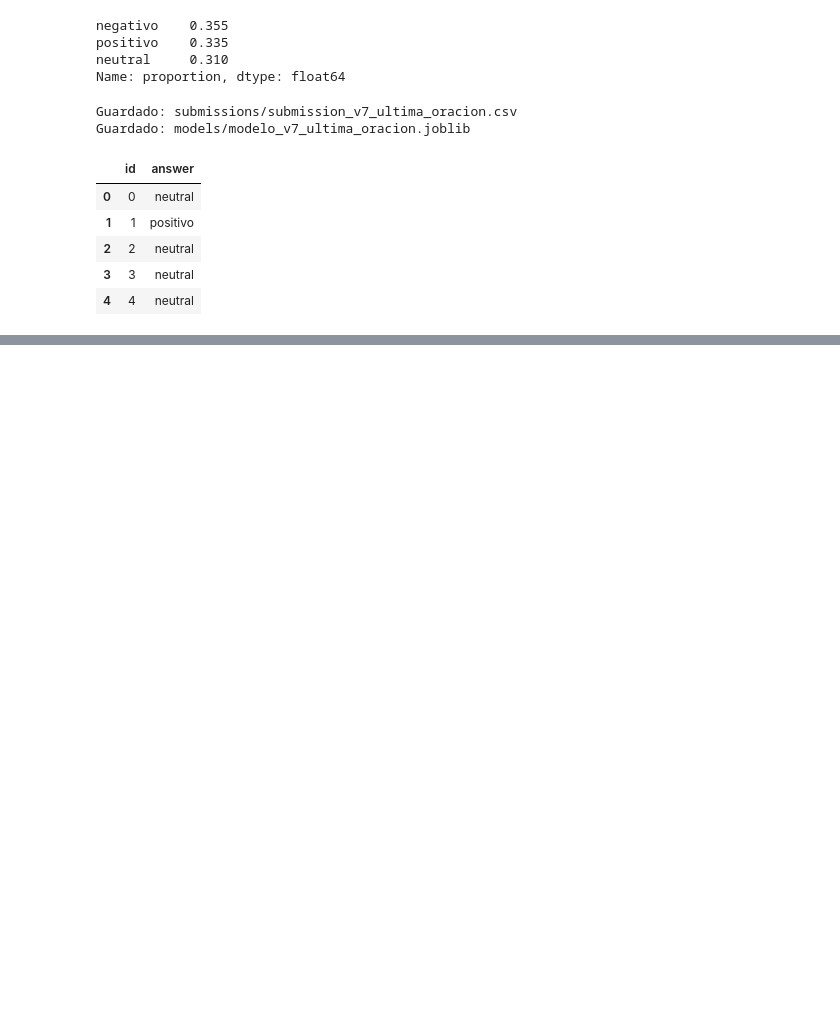
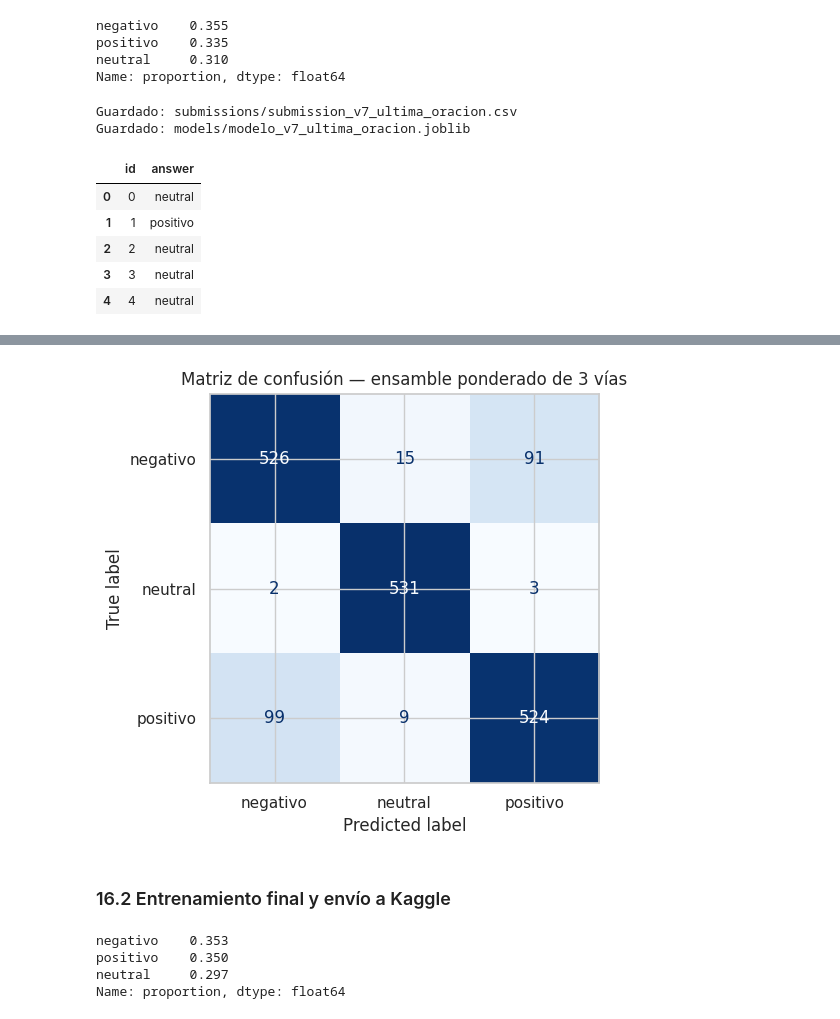
Before and after one commit to jzarruke/MLP1, a Jupyter notebook: notebooks/parte1_ml_clasico.ipynb, the cells around one changed output, grey strips where cells are left out. Saved outputs shown, nothing was run; the diff lists cells and outputs as text; code cells hidden in the pictures; blank space fills up the shorter version.

```diff
--- a/notebooks/parte1_ml_clasico.ipynb
+++ b/notebooks/parte1_ml_clasico.ipynb
@@ -1176,0 +2171,7 @@ deep learning en la Parte 2.
+# %%
+ensamble3_pipe.fit(X_train_df, y_train)
+ensamble3_val_preds = ensamble3_pipe.predict(X_val_df)
+ensamble3_val_acc = accuracy_score(y_val, ensamble3_val_preds)
+print(f"Accuracy en el split de validación: {ensamble3_val_acc:.4f}")
+print()
+print(classification_report(y_val, ensamble3_val_preds, target_names=LABELS))
@@ -1176,0 +2190,26 @@ deep learning en la Parte 2.
+# %%
+fig, ax = plt.subplots(figsize=(5.5, 5))
+ConfusionMatrixDisplay.from_predictions(
+    y_val, ensamble3_val_preds, labels=LABELS, cmap="Blues", ax=ax, colorbar=False,
+)
+ax.set_title("Matriz de confusión — ensamble ponderado de 3 vías")
+plt.tight_layout()
+plt.show()
+# %% [output]
+[figure, added]
+# %% [markdown]
+### 16.2 Entrenamiento final y envío a Kaggle
+# %%
+final_ensamble3 = EnsamblePonderado([
+    (best_pipe_clause, "clause_clean", 0.5),
+    (pipe_full_texto, "text_clean", 0.4),
+])
+final_ensamble3.fit(train_df, train_df["label"])
+
+eval_preds_ensamble3 = final_ensamble3.predict(eval_df)
+pd.Series(eval_preds_ensamble3).value_counts(normalize=True).round(3)
+# %% [output]
+negativo    0.353
+positivo    0.350
+neutral     0.297
+Name: proportion, dtype: float64
```
Also changed, not shown: parts of 58 cells of this notebook, 10 other files.
